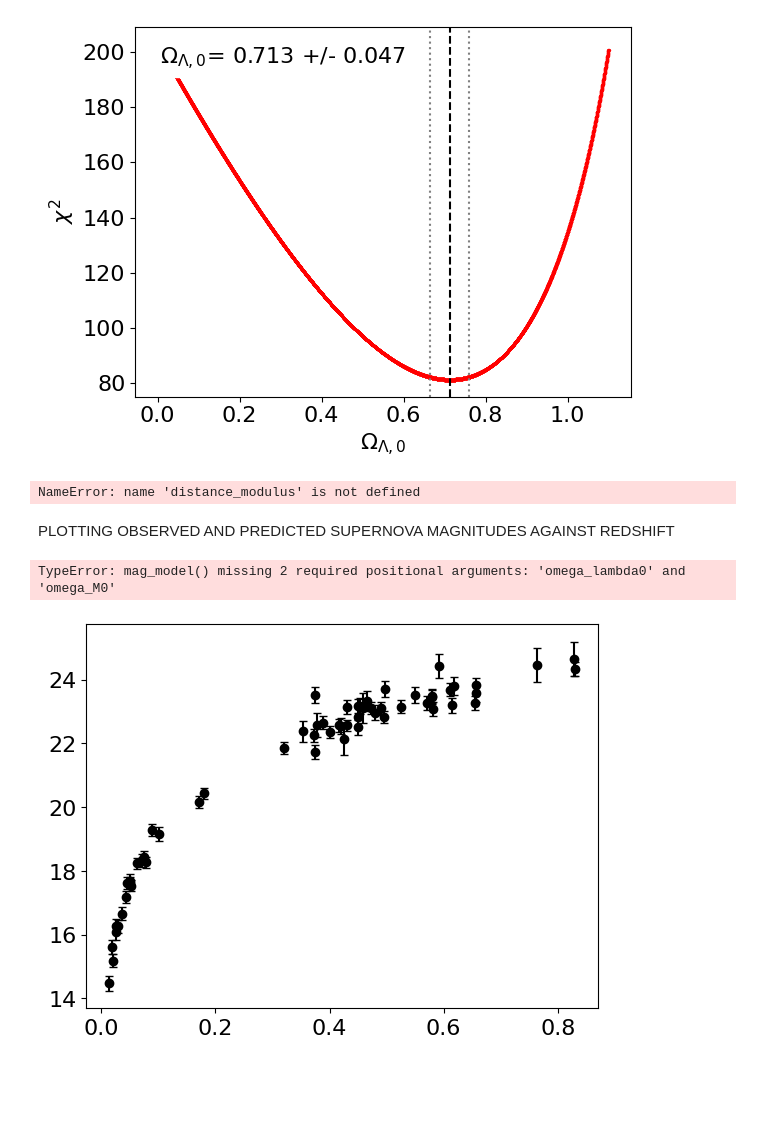
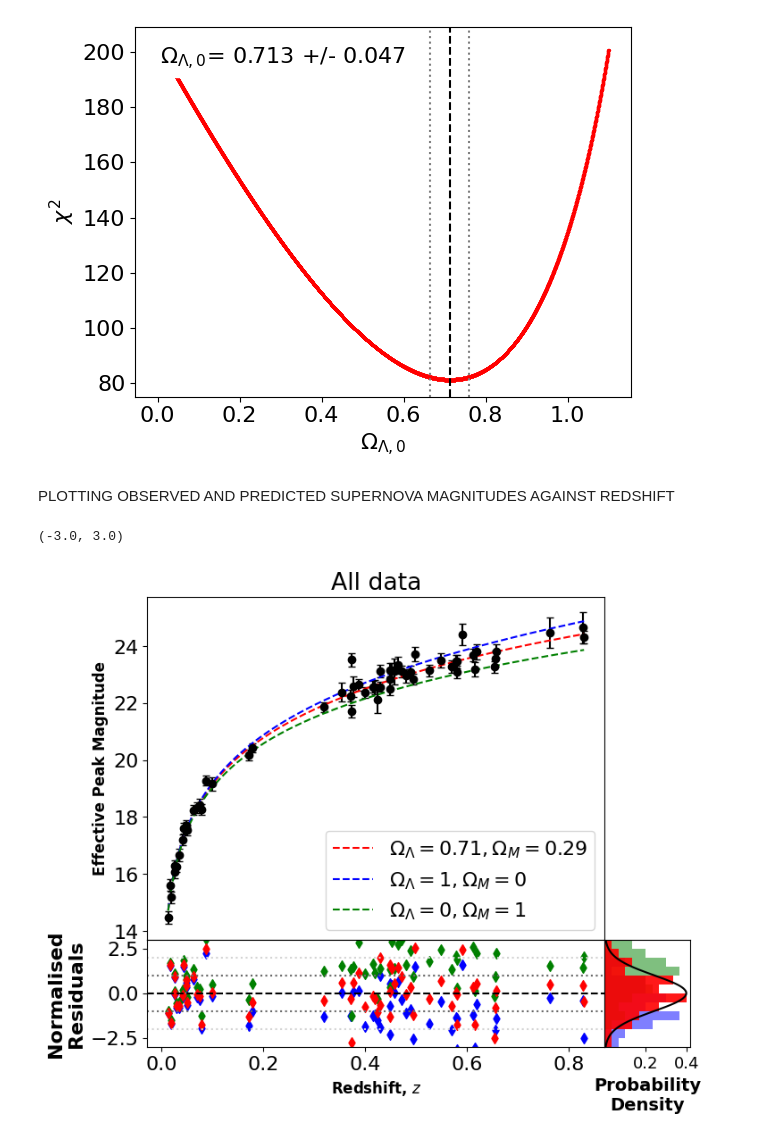
Before and after one commit to BradleyMak/Supernova_Cosmology, a Jupyter notebook: milestone.ipynb, the cells around one changed output. Saved outputs shown, nothing was run; the diff lists cells and outputs as text; code cells hidden in the pictures; blank space fills up the shorter version.

Commit message:
Plotted different models for milestone data

```diff
--- a/milestone.ipynb
+++ b/milestone.ipynb
@@ -129,54 +129,14 @@ omega_lambda, omega_lambda_err = functions.find_omega_lambda_and_error(redshift[
 42
 81.33098369373201
 [figure]
-# %%
-#chi squared fitting
-
-xval = redshift
-yval = distance_modulus
-yerr = dm_err
-
-plt.rcParams.update({'font.size': 16, 'lines.markersize': 3})
-
-def model_funct(xs, *vals):
-    try:
-        if k==0:
-            r_c = [(scipy.integrate.quad(functions.comoving_distance_integrand, 0, x, args=(H_0, k, vals[0], 1-vals[0]))[0]) for x in xs.tolist()]
-        else:
-            r_c = [(scipy.integrate.quad(functions.comoving_distance_integrand, 0, x, args=(H_0, k, vals[0], vals[1]))[0]) for x in xs.tolist()]
-    except:
-        if k==0:
-            r_c = (scipy.integrate.quad(functions.comoving_distance_integrand, 0, xs, args=(H_0, k, vals[0], 1-vals[0]))[0])
-        else:
-            r_c = (scipy.integrate.quad(functions.comoving_distance_integrand, 0, xs, args=(H_0, k, vals[0], vals[1]))[0])
-
-    if k == 0:
-        return 5*np.log10((1+xs)*r_c)-5
-    elif k == 1:
-        R_0 = ((k*c**2)/(H_0**2*(vals[0] + vals[1] - 1)))**0.5
-        return 5*np.log10((1+xs)*R_0*np.sin(np.array(r_c)/R_0))-5
-    elif k == -1:
-        R_0 = ((k*c**2)/(H_0**2*(vals[0] + vals[1] - 1)))**0.5
-        return 5*np.log10((1+xs)*R_0*np.sinh(np.array(r_c)/R_0))-5
-
-initials = [np.array([0.02, 0.3]), np.array([0.05]), np.array([1.5, 0.51])] # Initial guess for fit parameters
-ks = [-1, 0, 1]
-
-for i in range(0, len(ks)):
-    k = ks[i]
-    print(f'k={k}')
-    initial = initials[i]
-    parameters = functions.automated_curve_fitting(xval, yval, yerr, model_funct, initial,
-                                                xlabel = 'Redshift, $z$',
-                                                ylabel = 'Distance modulus $m - M$') #optimised parameters given in erg/s/Ang
-    #print(parameters)
-# %% [output]
-NameError: name 'distance_modulus' is not defined
 # %% [markdown]
 PLOTTING OBSERVED AND PREDICTED SUPERNOVA MAGNITUDES AGAINST REDSHIFT
 # %%
 def model_funct(redshift, model_params):
-    flux_predicted = L_peak/(4*np.pi*(1+redshift)**2*(functions.integrate_array(functions.comoving_distance_integrand, np.zeros(len(redshift)), redshift, args=(H_0, model_params[0])))**2) #W/m^2/Ang
+    try:
+        flux_predicted = L_peak/(4*np.pi*(1+redshift)**2*(functions.integrate_array(functions.comoving_distance_integrand, np.zeros(len(redshift.tolist())), redshift, args=(H_0, 0, model_params, None)))**2) #W/m^2/Ang
+    except:
+        flux_predicted = L_peak/(4*np.pi*(1+redshift)**2*(functions.integrate_array(functions.comoving_distance_integrand, [0], [redshift], args=(H_0, 0, model_params, None)))**2) #W/m^2/Ang
     flux_predicted = flux_predicted * 10**7 * 10**-4 #erg/s/cm^2/Angstrom
     mag_predicted = m_0 - 2.5*np.log10(flux_predicted)
     return mag_predicted
@@ -184,43 +144,42 @@ def model_funct(redshift, model_params):
 plt.figure(1)
 plt.figure(1).add_axes((0,0,0.8,0.8))
 plt.errorbar(redshift, eff_peak_mag, yerr = mag_err, color = 'black', capsize = 3, marker='o', linestyle='None')
-plt.plot(np.linspace(np.min(redshift), np.max(redshift), 1000), functions.mag_model(np.linspace(np.min(redshift), np.max(redshift), 1000), L_peak, H_0, m_0, omega_lambda), label = f'$Ω_Λ = {np.round(omega_lambda, 2)}, Ω_M = {np.round(1-omega_lambda, 2)}$', color = 'red', linestyle = '--')
-plt.plot(np.linspace(np.min(redshift), np.max(redshift), 1000), functions.mag_model(np.linspace(np.min(redshift), np.max(redshift), 1000), L_peak, H_0, m_0, 1), label = '$Ω_Λ = 1, Ω_M = 0$', color = 'blue', linestyle = '--')
-plt.plot(np.linspace(np.min(redshift), np.max(redshift), 1000), functions.mag_model(np.linspace(np.min(redshift), np.max(redshift), 1000), L_peak, H_0, m_0, 0), label = '$Ω_Λ = 0, Ω_M = 1$', color = 'green', linestyle = '--')
+plt.plot(np.linspace(np.min(redshift), np.max(redshift), 1000), functions.mag_model(np.linspace(np.min(redshift), np.max(redshift), 1000), L_peak, H_0, m_0, 0, omega_lambda, None), label = f'$Ω_Λ = {np.round(omega_lambda, 2)}, Ω_M = {np.round(1-omega_lambda, 2)}$', color = 'red', linestyle = '--')
+plt.plot(np.linspace(np.min(redshift), np.max(redshift), 1000), functions.mag_model(np.linspace(np.min(redshift), np.max(redshift), 1000), L_peak, H_0, m_0, 0, 1, None), label = '$Ω_Λ = 1, Ω_M = 0$', color = 'blue', linestyle = '--')
+plt.plot(np.linspace(np.min(redshift), np.max(redshift), 1000), functions.mag_model(np.linspace(np.min(redshift), np.max(redshift), 1000), L_peak, H_0, m_0, 0, 0, None), label = '$Ω_Λ = 0, Ω_M = 1$', color = 'green', linestyle = '--')
 plt.ylabel('Effective Peak Magnitude', weight = 'bold', fontsize = 12)
 plt.legend()
 plt.title('All data')
 
-print(list(redshift))
-
 plt.figure(1).add_axes((0,-0.25,0.8,0.25))
-colours = ['red', 'blue', 'green']
-omega_lambdas = [omega_lambda, 1, 0]
+colours = ['blue', 'green', 'red']
+omega_lambdas = [1, 0, omega_lambda]
 plt.ylabel("""Normalised
 Residuals""", weight = 'bold')
 plt.ylim(-3, 3)
 plt.axhline(y = 0, linestyle = '--', color = 'black')
 plt.axhline(y = 1, linestyle = ':', color = 'dimgrey'); plt.axhline(y = -1, linestyle = ':', color = 'dimgrey')
 plt.axhline(y = 2, linestyle = ':', color = 'lightgrey'); plt.axhline(y = -2, linestyle = ':', color = 'lightgrey')
 plt.xlabel('Redshift, $z$', weight = 'bold', fontsize = 12)
 for i in range(0, len(colours)):
-        print(len(redshift))
         norm_residuals = functions.get_norm_residuals([omega_lambdas[i]], model_funct, redshift, eff_peak_mag, mag_err)
         plt.scatter(redshift, norm_residuals, color=colours[i], marker = 'd')
 
 plt.figure(1).add_axes((0.8,-0.25,0.15,0.25))
 plt.xticks([0.2,0.4], fontsize = 13)
 mu = 0; variance = 1
 sigma = math.sqrt(variance)
 y = np.linspace(mu - 3*sigma, mu + 3*sigma, 100)
 plt.plot(stats.norm.pdf(y, mu, sigma), y, color = 'black')
 plt.xlabel("""Probability
 Density""", fontsize = 14, weight = 'bold')
 plt.gca().set_yticks([])
 plt.gca().invert_yaxis()
 
-for colour in colours:
-        plt.hist(norm_residuals, bins=np.arange(-3, 3, 0.5), alpha = 0.5, density = True, orientation = 'horizontal', color = colour)
+for i in range(0, len(colours)):
+        norm_residuals = functions.get_norm_residuals([omega_lambdas[i]], model_funct, redshift, eff_peak_mag, mag_err)
+        plt.hist(norm_residuals, bins=np.arange(-10, 10, 0.5), alpha = [0.5, 0.5, 0.9][i], density = True, orientation = 'horizontal', color = colours[i])
+plt.ylim(-3, 3)
 # %% [output]
-TypeError: mag_model() missing 2 required positional arguments: 'omega_lambda0' and 'omega_M0'
+(-3.0, 3.0)
-[figure, old version]
+[figure, new version]
```
Also changed, not shown: parts of 2 cells of this notebook, 1 other file.
